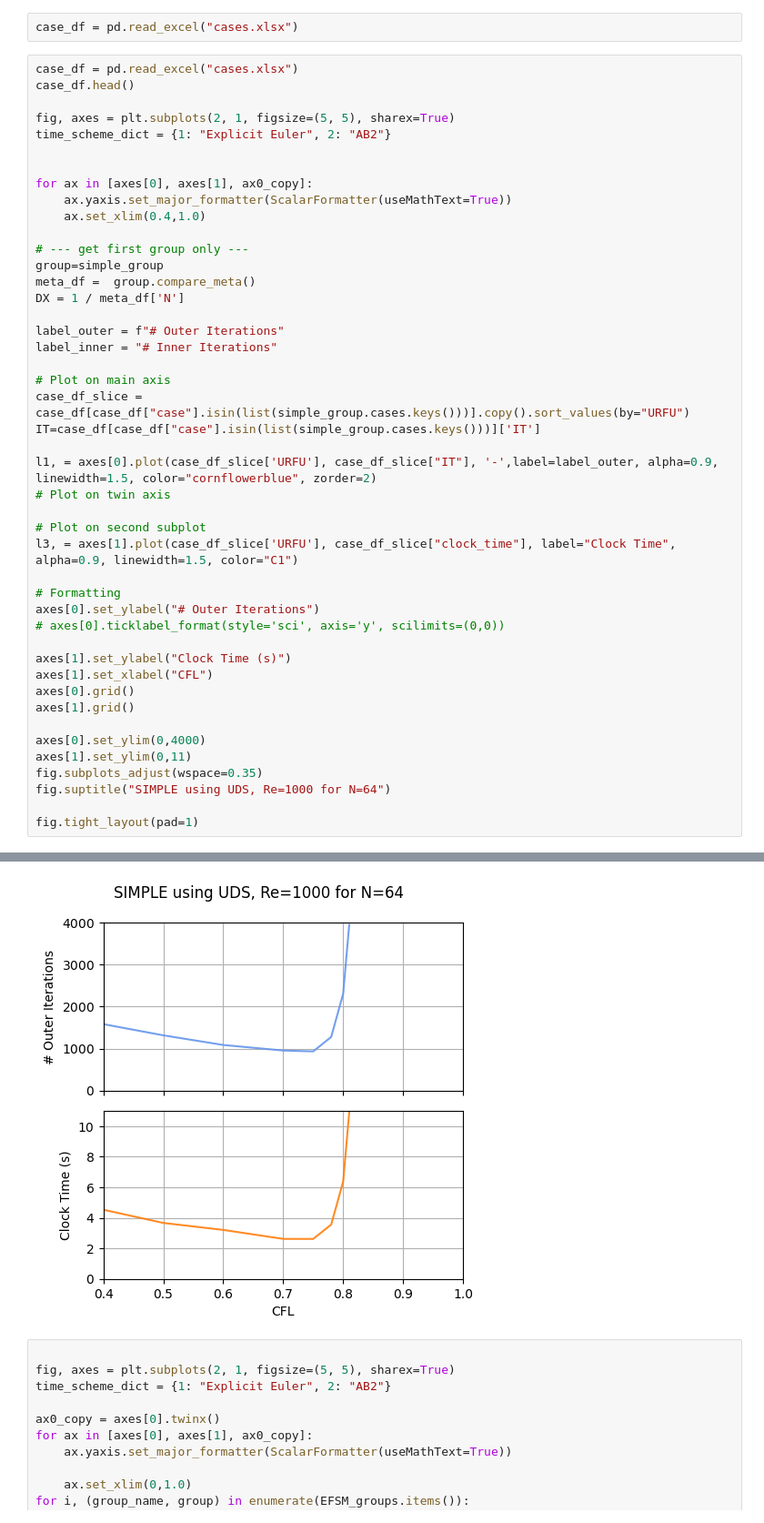
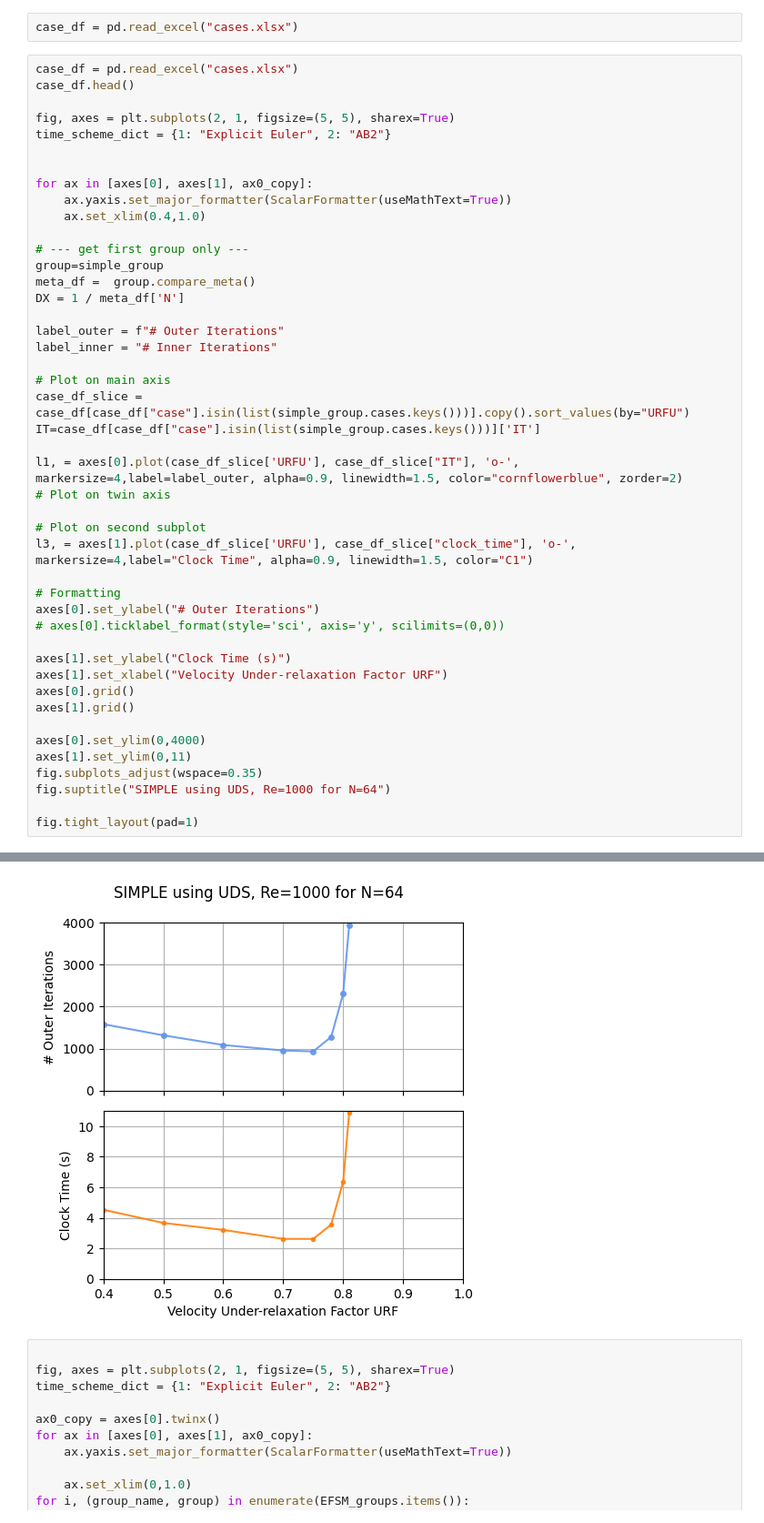
Before and after one commit to annashens/ME663-project, a Jupyter notebook: postprocess/6_cfl_urf.ipynb, the cells around one changed output, grey strips where cells are left out. Shown at 91% size. Drawn from its saved outputs; the diff is of its cells as text.

Commit message:
more cases

```diff
--- a/postprocess/6_cfl_urf.ipynb
+++ b/postprocess/6_cfl_urf.ipynb
@@ -146,37 +146,37 @@ group=simple_group
 meta_df =  group.compare_meta()
 DX = 1 / meta_df['N']
 
 label_outer = f"# Outer Iterations"
 label_inner = "# Inner Iterations"
 
 # Plot on main axis
 case_df_slice = case_df[case_df["case"].isin(list(simple_group.cases.keys()))].copy().sort_values(by="URFU")
 IT=case_df[case_df["case"].isin(list(simple_group.cases.keys()))]['IT']
 
-l1, = axes[0].plot(case_df_slice['URFU'], case_df_slice["IT"], '-',label=label_outer, alpha=0.9, linewidth=1.5, color="cornflowerblue", zorder=2)
+l1, = axes[0].plot(case_df_slice['URFU'], case_df_slice["IT"], 'o-', markersize=4,label=label_outer, alpha=0.9, linewidth=1.5, color="cornflowerblue", zorder=2)
 # Plot on twin axis
 
 # Plot on second subplot
-l3, = axes[1].plot(case_df_slice['URFU'], case_df_slice["clock_time"], label="Clock Time", alpha=0.9, linewidth=1.5, color="C1")
+l3, = axes[1].plot(case_df_slice['URFU'], case_df_slice["clock_time"], 'o-', markersize=4,label="Clock Time", alpha=0.9, linewidth=1.5, color="C1")
 
 # Formatting
 axes[0].set_ylabel("# Outer Iterations")
 # axes[0].ticklabel_format(style='sci', axis='y', scilimits=(0,0))
 
 axes[1].set_ylabel("Clock Time (s)")
-axes[1].set_xlabel("CFL")
+axes[1].set_xlabel("Velocity Under-relaxation Factor URF")
 axes[0].grid()
 axes[1].grid()
 
 axes[0].set_ylim(0,4000)
 axes[1].set_ylim(0,11)
 fig.subplots_adjust(wspace=0.35)
 fig.suptitle("SIMPLE using UDS, Re=1000 for N=64")
 
 fig.tight_layout(pad=1)
 # %% [output]
 Convergence dataframe is empty!
-[figure, old version]
+[figure, new version]
 # %%
 
 fig, axes = plt.subplots(2, 1, figsize=(5, 5), sharex=True)
```
Also changed, not shown: parts of 1 cell of this notebook, 33 other files.
